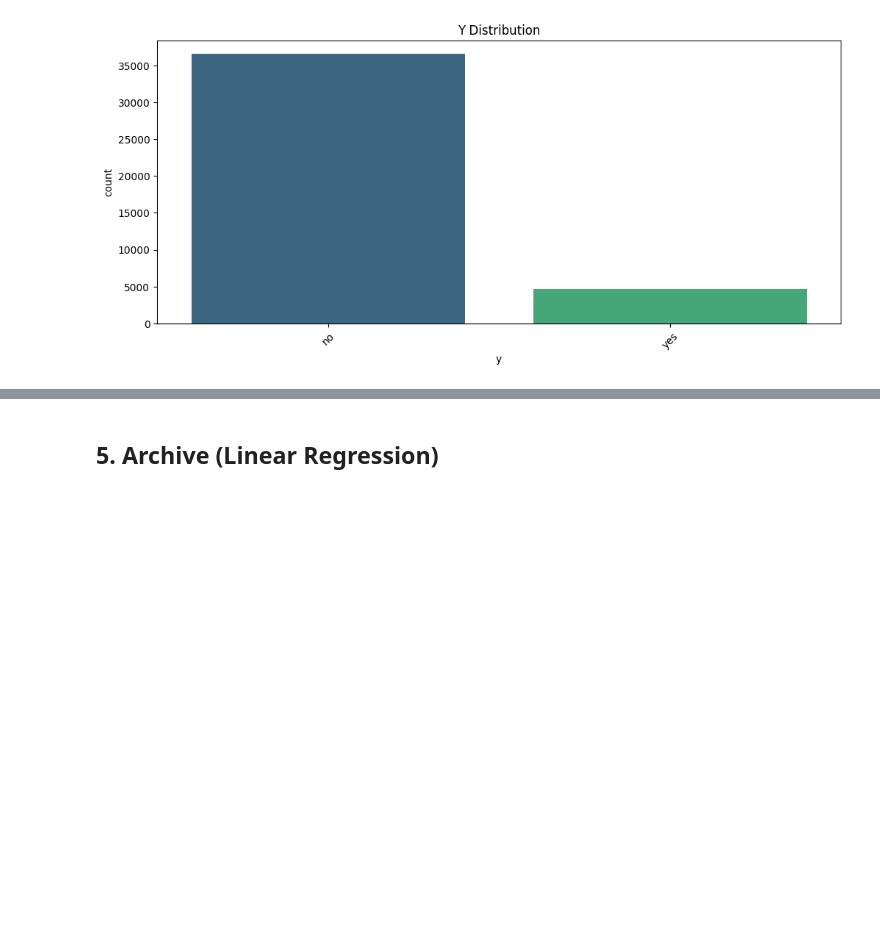
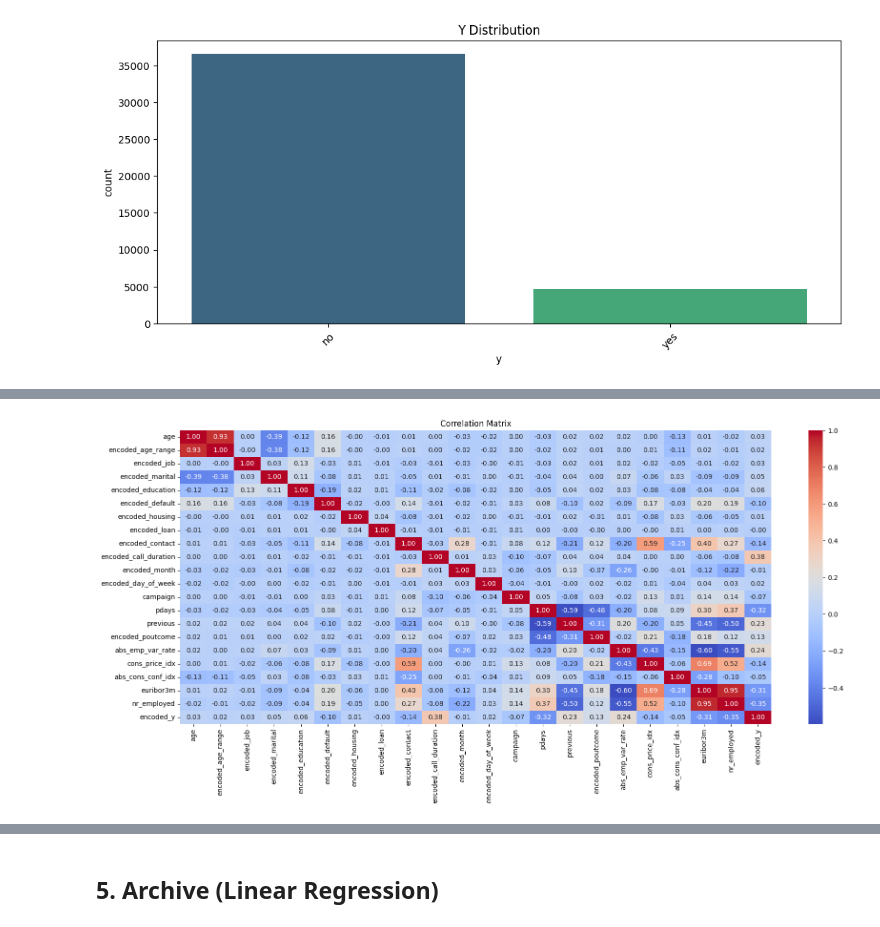
Before and after one commit to flynn-ky-t2/kaggle_f., a Jupyter notebook: bank-marketing-coding-practice.ipynb, the cells around one changed output, grey strips where cells are left out. Cells and saved outputs as stored; diff of their text form; code cells hidden in the pictures; blank space fills up the shorter version.

Commit message:
Kaggle Notebook | Bank Marketing [Coding Practice] | Version 7

```diff
--- a/bank-marketing-coding-practice.ipynb
+++ b/bank-marketing-coding-practice.ipynb
@@ -930,0 +1158,28 @@ from sklearn.metrics import accuracy_score
+# %%
+query_1 = """
+SELECT age,
+       encoded_age_range,
+       encoded_job,
+       encoded_marital,
+       encoded_education,
+       encoded_default,
+       encoded_housing,
+       encoded_loan,
+       encoded_contact,
+       encoded_call_duration,
+       encoded_month,
+       encoded_day_of_week,
+       campaign,
+       pdays,
+       previous,
+       encoded_poutcome,
+       abs_emp_var_rate,
+       cons_price_idx,
+       abs_cons_conf_idx,
+       euribor3m,
+       nr_employed,
+       encoded_y
+FROM ml_marketing;
+"""
+ml_marketing_prep = run_query(query_1)
+print(ml_marketing_prep)
@@ -930,0 +1251,15 @@ from sklearn.metrics import accuracy_score
+# %%
+plt.figure(figsize=(20,8))
+sns.heatmap(
+    ml_marketing_prep.corr(
+        method='pearson',
+        numeric_only=False
+    ),
+    annot=True,
+    cmap="coolwarm",
+    fmt=".2f"
+)
+plt.title("Correlation Matrix")
+plt.show()
+# %% [output]
+[figure, added]
```
Also changed, not shown: parts of 67 cells of this notebook.
